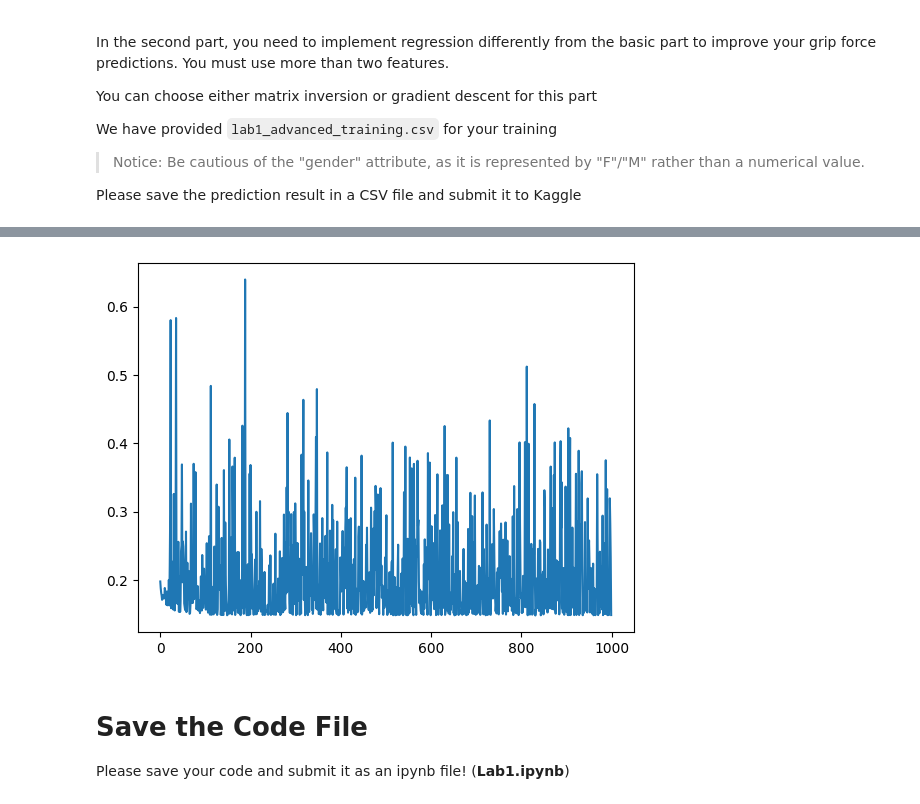
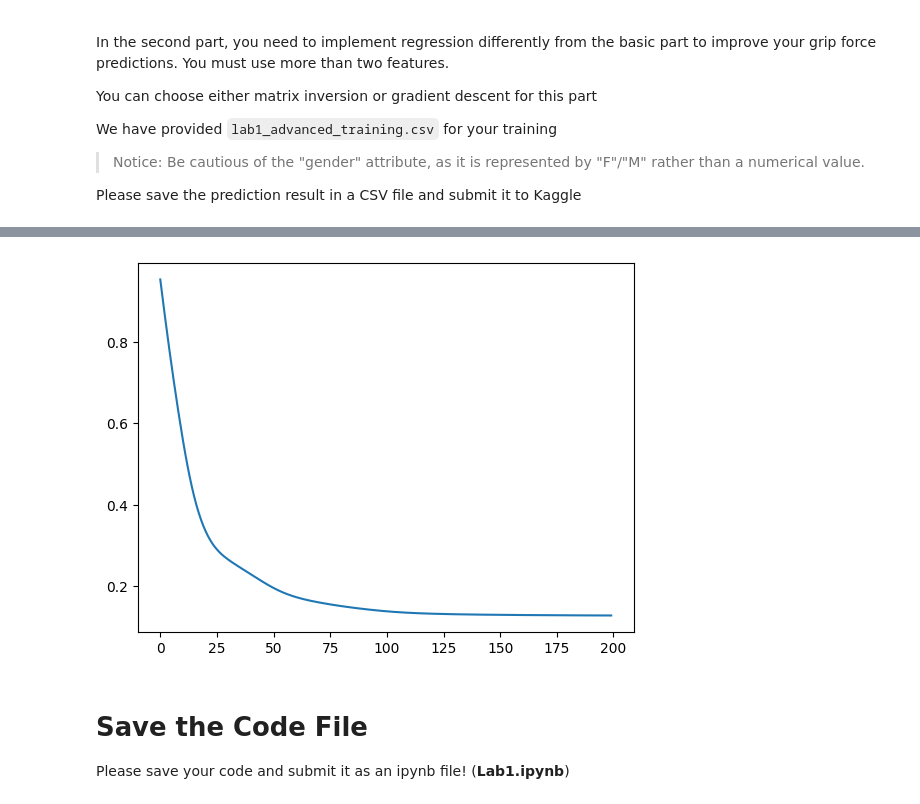
Before and after one commit to iwtba4188/11310CS460200_labs, a Jupyter notebook: Lab 1/Lab1_template_longtime.ipynb, the cells around one changed output, grey strips where cells are left out. Drawn from its saved outputs; the diff is of its cells as text; code cells hidden in the pictures.

Commit message:
feat: advance 11.52781

```diff
--- a/Lab 1/Lab1_template_longtime.ipynb
+++ b/Lab 1/Lab1_template_longtime.ipynb
@@ -427,7 +482,7 @@ def maep(y, y_hat):
 
     return maep_val
 # %%
-def MakePredictionAdvance(w, test_dataset):
+def MakePredictionAdvance(w, test_dataset, degree):
     """
     Predicts the output for a given test dataset using a regression model.
 
@@ -440,7 +495,7 @@ def MakePredictionAdvance(w, test_dataset):
     Returns:
     - list/numpy.ndarray: A list or 1d array of predicted values corresponding to each input value in the test dataset.
     """
-    degree = 3  # For example, quadratic regression
+    # degree = 3  # For example, quadratic regression
 
     X = test_dataset
 
@@ -450,7 +505,7 @@ def MakePredictionAdvance(w, test_dataset):
     for d in range(2, degree + 1):
         X_poly = np.hstack((X_poly, X**d))  # Add x^d terms to feature matrix
 
-    # print(f"{X_poly[0]=}, {w=}")
+    # print(f"{X_poly.shape=}, {w=}")
 
     prediction = X_poly @ w
 
@@ -559,28 +638,84 @@ def RegressionAdvance(dataset, maep_record, epoch=1_0000, l_rate=1e-8, random_sg
 # (3) Train regression model
 # (4) Predict validation dataset's answer, calculate MAPE comparing to the ground truth
 # (5) Make prediction of testing dataset and store the values in output_datalist
+from itertools import product
 
-preprocessed_training_datalist = PreprocessDataAdvance(training_datalist, drop=True)
-training_data, validation_data = SplitData(preprocessed_training_datalist, 0.8)
+p_seed = [143106398]
+p_learning_rate = [1e-2, 1e-4, 5e-5]
+p_batch_size = [2000]
+p_split_ratio = [0.3, 0.5, 0.7]
+p_degree = [3]
 
-print(f"{training_data=}")
+for seed, learning_rate, batch_size, split_ratio, degree in list(
+    product(p_seed, p_learning_rate, p_batch_size, p_split_ratio, p_degree)
+)[0:1]:
+    print(f"====={seed}_{learning_rate}_{batch_size}_{split_ratio}_{degree}=====")
 
-maep_record = []
-w = RegressionAdvance(training_data, maep_record, l_rate=5e-5, epoch=10_0000, random_sgd=True, random_seed=5817408967014867)
-plt.plot(maep_record)
+    preprocessed_training_datalist = PreprocessDataAdvance(training_datalist, drop=False, ignore_last=True)
+    training_data, validation_data = SplitDataAdvance(
+        preprocessed_training_datalist, split_ratio, random_seed=seed
+    )
 
-valid_pred = MakePredictionAdvance(w, validation_data[:, :-1])
-maep_val = maep(validation_data[:, -1], valid_pred)
-print(f"{valid_pred=}")
-print(f"{validation_data[:, -1]=}")
-print(f"{maep_val=}")
+    print(f"{training_data=}")
 
-preprocessed_testing_datalist = PreprocessDataAdvance(testing_datalist)
-output_datalist = MakePredictionAdvance(w, preprocessed_testing_datalist)
+    maep_record = []
+    least_maep_w, w = RegressionAdvance(
+        training_data,
+        maep_record,
+        l_rate=learning_rate,
+        epoch=2_0000,
+        degree=degree,
+        batch_size=batch_size,
+        random_sgd=False,
+        random_seed=seed,
+    )
+    plt.plot(maep_record)
 
-with open(output_dataroot, "w", newline="", encoding="utf-8") as csvfile:
-    writer = csv.writer(csvfile)
-    writer.writerow(["Id", "gripForce"])
-    for i in range(len(output_datalist)):
-        writer.writerow([i, output_datalist[i]])
+    valid_pred = MakePredictionAdvance(w, validation_data[:, :-1], degree)
+    maep_val = maep(validation_data[:, -1], valid_pred)
+    least_valid_pred = MakePredictionAdvance(least_maep_w, validation_data[:, :-1], degree)
+    least_maep_val = maep(validation_data[:, -1], least_valid_pred)
+    print(f"{valid_pred=}")
+    print(f"{validation_data[:, -1]=}")
+    print(f"{maep_val=}")
+
+    print(f"FINAL: {w=}, {least_maep_w=}")
+    # w = w * (origin_max - origin_min) + origin_min
+
+    preprocessed_testing_datalist = PreprocessDataAdvance(testing_datalist)
+
+    print(f"{preprocessed_testing_datalist=}")
+
+    output_datalist = MakePredictionAdvance(w, preprocessed_testing_datalist, degree)
+    least_output_datalist = MakePredictionAdvance(
+        least_maep_w, preprocessed_testing_datalist, degree
+    )
+
+    output_datalist = np.array(output_datalist)
+    least_output_datalist = np.array(least_output_datalist)
+    # output_datalist = output_datalist * (origin_max - origin_min) + origin_min
+    # least_output_datalist = least_output_datalist * (origin_max - origin_min) + origin_min
+
+
+    combination_name = f"__lastest__{seed}_{learning_rate}_{batch_size}_{split_ratio}_{degree}__{maep_val}.csv"
+    least_combination_name = f"__least__{seed}_{learning_rate}_{batch_size}_{split_ratio}_{degree}__{least_maep_val}.csv"
+
+    check = input()
+    if not check:
+        continue
+
+    with open(
+        output_dataroot + combination_name, "w", newline="", encoding="utf-8"
+    ) as csvfile:
+        writer = csv.writer(csvfile)
+        writer.writerow(["Id", "gripForce"])
+        for i in range(len(output_datalist)):
+            writer.writerow([i, output_datalist[i]])
+    with open(
+        output_dataroot + least_combination_name, "w", newline="", encoding="utf-8"
+    ) as csvfile:
+        writer = csv.writer(csvfile)
+        writer.writerow(["Id", "gripForce"])
+        for i in range(len(least_output_datalist)):
+            writer.writerow([i, least_output_datalist[i]])
 # %% [output]
@@ -604,4 +740,4 @@ maep_val=0.14865776387616117
-[figure, old version]
+[figure, new version]
 # %% [markdown]
 # Save the Code File
 Please save your code and submit it as an ipynb file! (**Lab1.ipynb**)
```
Also changed, not shown: parts of 6 cells of this notebook, 8 other files.
